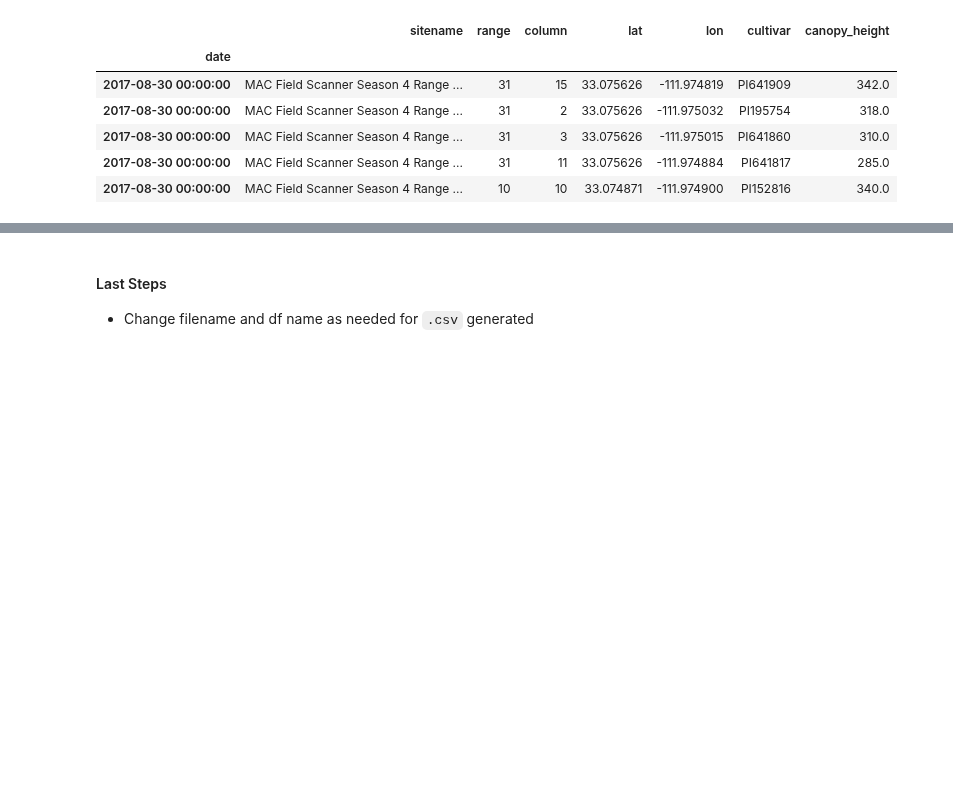
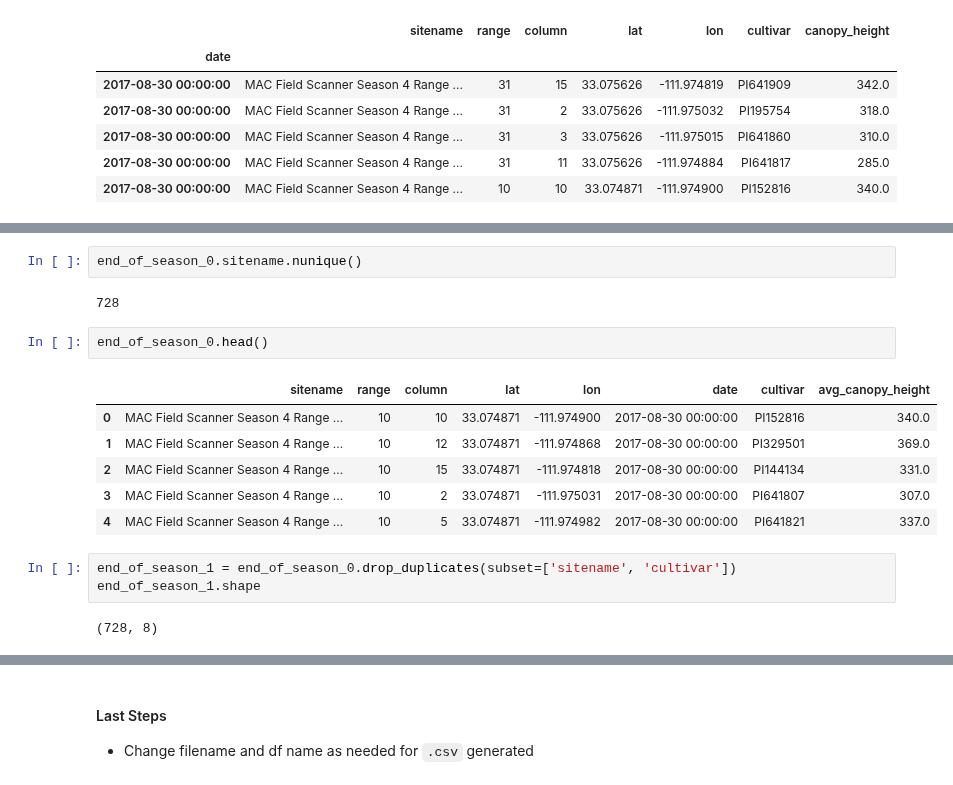
Before and after one commit to genophenoenvo/terraref-datasets, a Jupyter notebook: notebooks/canopy_heights_season_4.ipynb, the cells around one changed output, grey strips where cells are left out. Drawn from its saved outputs; the diff is of its cells as text; blank space fills up the shorter version.

```diff
--- a/notebooks/canopy_heights_season_4.ipynb
+++ b/notebooks/canopy_heights_season_4.ipynb
@@ -261,0 +277,18 @@ season_heights_4 = season_heights_3.drop(labels='avg_canopy_height', axis=1)
+# %%
+end_of_season_0.sitename.nunique()
+# %% [output]
+728
+# %%
+end_of_season_0.head()
+# %% [output]
+|  | sitename | range | column | lat | lon | date | cultivar | avg_canopy_height |
+| 0 | MAC Field Scanner Season 4 Range ... | 10 | 10 | 33.074871 | -111.974900 | 2017-08-30 00:00:00 | PI152816 | 340.0 |
+| 1 | MAC Field Scanner Season 4 Range ... | 10 | 12 | 33.074871 | -111.974868 | 2017-08-30 00:00:00 | PI329501 | 369.0 |
+| 2 | MAC Field Scanner Season 4 Range ... | 10 | 15 | 33.074871 | -111.974818 | 2017-08-30 00:00:00 | PI144134 | 331.0 |
+| 3 | MAC Field Scanner Season 4 Range ... | 10 | 2 | 33.074871 | -111.975031 | 2017-08-30 00:00:00 | PI641807 | 307.0 |
+| 4 | MAC Field Scanner Season 4 Range ... | 10 | 5 | 33.074871 | -111.974982 | 2017-08-30 00:00:00 | PI641821 | 337.0 |
+# %%
+end_of_season_1 = end_of_season_0.drop_duplicates(subset=['sitename', 'cultivar'])
+end_of_season_1.shape
+# %% [output]
+(728, 8)
```
Also changed, not shown: parts of 9 cells of this notebook.
